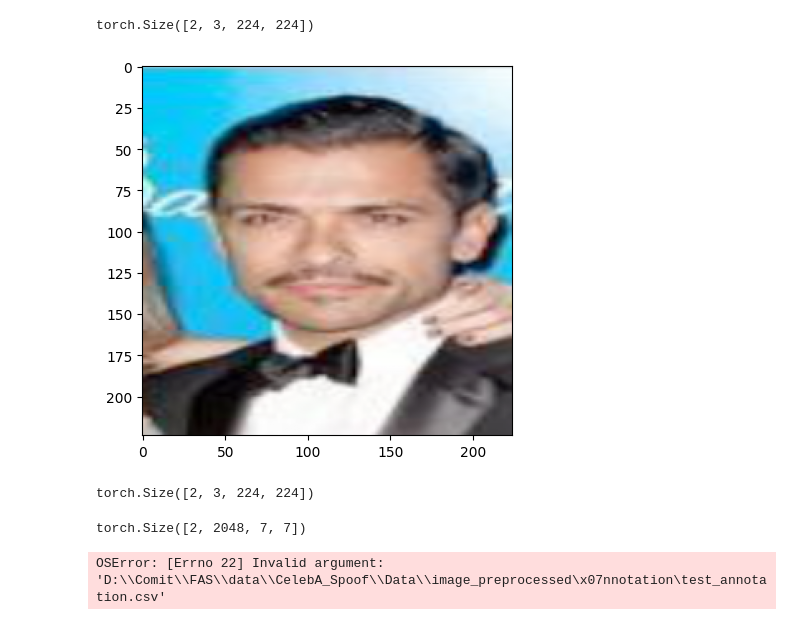
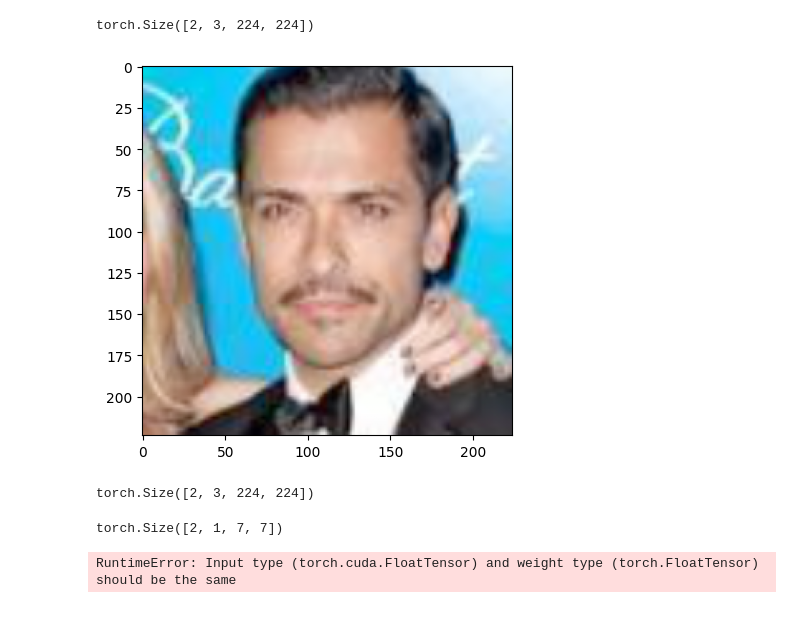
Before and after one commit to NguyenQuocViet42/Face_Anti_Spoofing_Face_Fake_Net, a Jupyter notebook: model/test.ipynb, the cells around one changed output. Saved outputs shown, nothing was run; the diff lists cells and outputs as text; code cells hidden in the pictures.

```diff
--- a/model/test.ipynb
+++ b/model/test.ipynb
@@ -11,19 +11,22 @@ import Spatial_Attention
 import FC
 import Face_Fake_Net
 # %%
-image = cv2.imread('D:\\Comit\\FAS\\data\\CelebA_Spoof\\Data\\image_preprocessed\\live_face\\494418.png')
+device = torch.device("cuda" if torch.cuda.is_available() else "cpu")
+
+image = cv2.imread('/media/quocviet/SSD Data/Viet_FAS/CelebA_Spoof/image_preprocessed/live_face/494418.png')
 image = cv2.resize(image,(224,224))
 image = cv2.cvtColor(image, cv2.COLOR_BGR2RGB)
 image = image / 255.0
 plt.imshow(image)
 image = image.astype(np.float32)
 image = torch.tensor(image)
 image = image.permute(2, 0, 1).unsqueeze(0)
 image = torch.cat((image, image), dim=0)
+image = image.to(device)
 image.shape
 # %% [output]
 torch.Size([2, 3, 224, 224])
-[figure, old version]
+[figure, new version]
 # %%
 image.shape
 # %% [output]
@@ -32,15 +35,16 @@ torch.Size([2, 3, 224, 224])
 channel = Channel_Attention.Channel_Attention(channels = 2048)
 backbone = Backbone_44.Backbone_44()
 spatial = Spatial_Attention.Spatial_Attention()
+net = Face_Fake_Net.Face_Fake_Net()
+net.to(device)
+channel.to(device)
+spatial.to(device)
 x = backbone(image)
 x = spatial(x)
 x.shape
 # %% [output]
-torch.Size([2, 2048, 7, 7])
+torch.Size([2, 1, 7, 7])
-# %%
-import pandas as pd
-
-df = pd.read_csv("D:\\Comit\\FAS\\data\\CelebA_Spoof\\Data\\image_preprocessed\\annotation\\test_annotation.csv")
-df
-# %% [output]
-OSError: [Errno 22] Invalid argument: 'D:\\Comit\\FAS\\data\\CelebA_Spoof\\Data\\image_preprocessed\x07nnotation\test_annotation.csv'
+# %%
+net(image)
+# %% [output]
+RuntimeError: Input type (torch.cuda.FloatTensor) and weight type (torch.FloatTensor) should be the same
```
Also changed, not shown: 15 other files.
